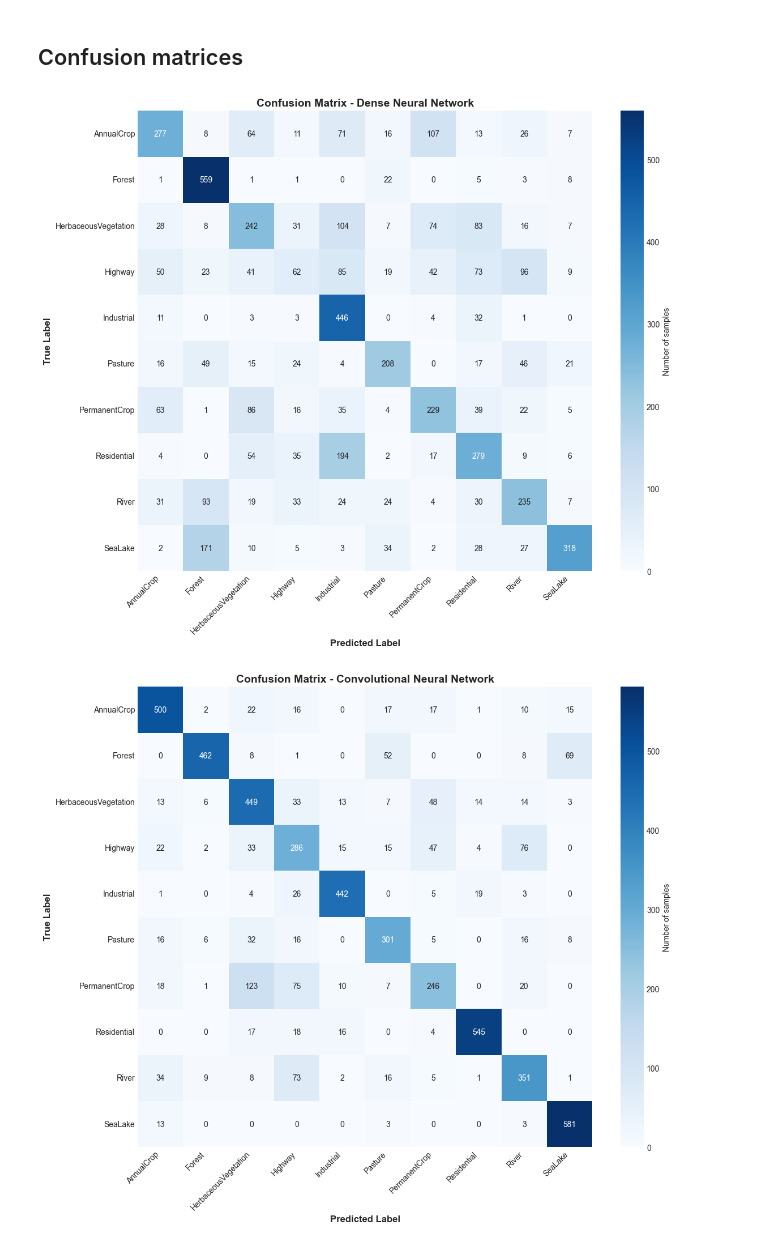
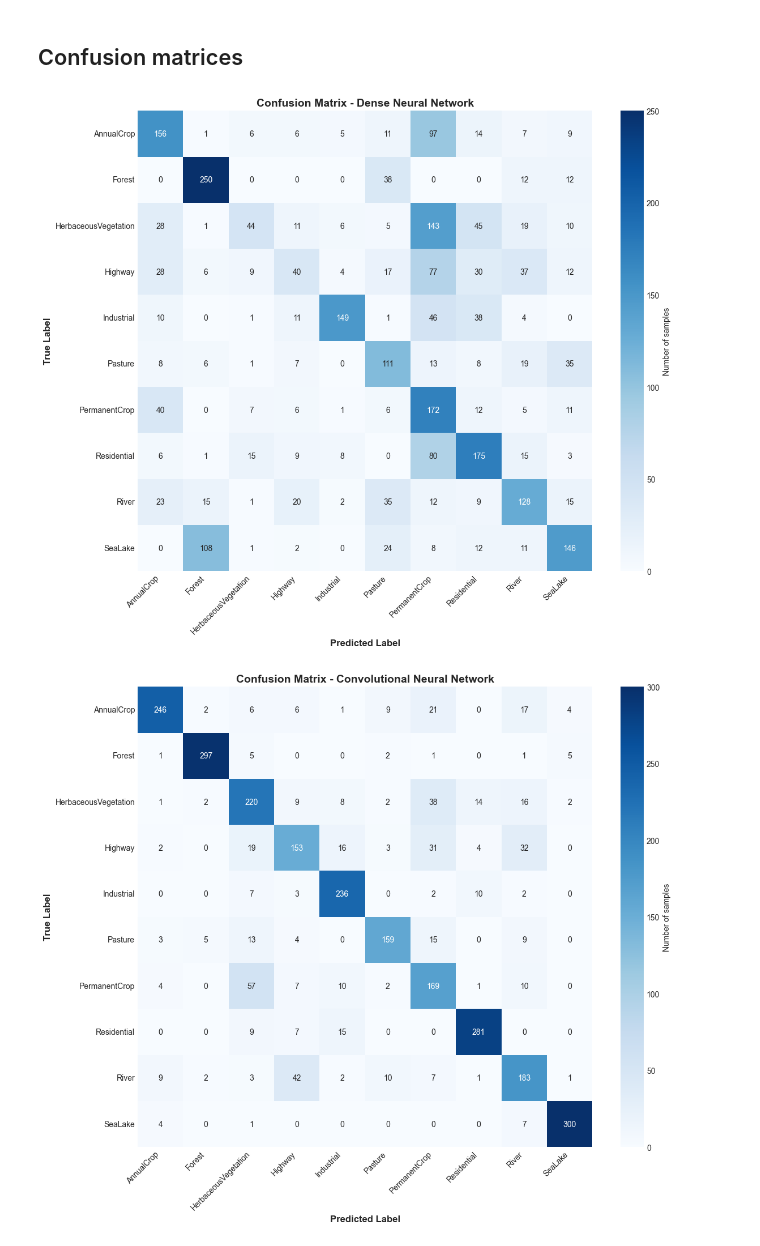
Before and after one commit to mchojna/eurosat-classification, a Jupyter notebook: 02b_baseline_deep_models.ipynb, the cells around one changed output. Cells and saved outputs as stored; diff of their text form; code cells hidden in the pictures.

Commit message:
Updated data split.

```diff
--- a/02b_baseline_deep_models.ipynb
+++ b/02b_baseline_deep_models.ipynb
@@ -148,7 +152,7 @@ class SparseF1Score(keras.metrics.Metric):
         self.f1_metric.reset_state()
 # %%
 def evaluate_model(
-    model, X_train, X_test, y_train, y_test, model_name, epochs=20, batch_size=32
+    model, X_train, X_val, y_train, y_val, model_name, epochs=20, batch_size=32
 ):
     print(f"\nTraining {model_name}...")
 
@@ -159,28 +163,28 @@ def evaluate_model(
         y_train,
         batch_size=batch_size,
         epochs=epochs,
-        validation_split=0.2,
+        validation_data=(X_val, y_val),
         verbose=1,
     )
     train_time = time.time() - start_time
 
-    # Predict on test set
+    # Predict on validation set
     start_time = time.time()
-    y_pred_probs = model.predict(X_test, verbose=0)
+    y_pred_probs = model.predict(X_val, verbose=0)
     y_pred = np.argmax(y_pred_probs, axis=1)
     predict_time = time.time() - start_time
 
     # Calculate metrics
-    accuracy = accuracy_score(y_test, y_pred)
-    precision = precision_score(y_test, y_pred, average="weighted")
-    recall = recall_score(y_test, y_pred, average="weighted")
-    f1 = f1_score(y_test, y_pred, average="weighted")
+    accuracy = accuracy_score(y_val, y_pred)
+    precision = precision_score(y_val, y_pred, average="weighted")
+    recall = recall_score(y_val, y_pred, average="weighted")
+    f1 = f1_score(y_val, y_pred, average="weighted")
 
     # Print results
     print(f"\nTraining time        : {train_time:.2f} seconds")
     print(f"Prediction time        : {predict_time:.2f} seconds")
 
-    print(f"\nTest Set Performance Metrics:")
+    print(f"\nValidation Set Performance Metrics:")
     print(f"  Accuracy             : {accuracy:.4f}")
     print(f"  Precision            : {precision:.4f}")
     print(f"  Recall               : {recall:.4f}")
@@ -188,7 +192,7 @@ def evaluate_model(
 
     # Classification report
     print(f"\nClassification Report:")
-    print(classification_report(y_test, y_pred, target_names=class_names))
+    print(classification_report(y_val, y_pred, target_names=class_names))
 
     return {
         "model": model,
@@ -245,7 +249,7 @@ Model: "sequential"
 # %%
 # Train Dense Neural Network
 dense_results = evaluate_model(
-    dense_model, X_train, X_test, y_train, y_test, "Dense Neural Network", epochs=8
+    dense_model, X_train, X_val, y_train, y_val, "Dense Neural Network", epochs=8
 )
 # %% [output]
 Training Dense Neural Network...
@@ -316,9 +320,9 @@ Model: "sequential_1"
 cnn_results = evaluate_model(
     cnn_model,
     X_train,
-    X_test,
+    X_val,
     y_train,
-    y_test,
+    y_val,
     "Convolutional Neural Network",
     epochs=8,
 )
@@ -488,8 +433,8 @@ plt.show()
 # %% [markdown]
 ## Confusion matrices
 # %%
-def plot_confusion_matrix(y_test, y_pred, class_names, model_name):
-    cm = confusion_matrix(y_test, y_pred)
+def plot_confusion_matrix(y_val, y_pred, class_names, model_name):
+    cm = confusion_matrix(y_val, y_pred)
 
     plt.figure(figsize=(12, 10))
     sns.heatmap(
@@ -513,11 +458,11 @@ def plot_confusion_matrix(y_test, y_pred, class_names, model_name):
 # %%
 # Confusion matrices for all models
 cm_dense = plot_confusion_matrix(
-    y_test, dense_results["y_pred"], class_names, "Dense Neural Network"
+    y_val, dense_results["y_pred"], class_names, "Dense Neural Network"
 )
 cm_cnn = plot_confusion_matrix(
-    y_test, cnn_results["y_pred"], class_names, "Convolutional Neural Network"
+    y_val, cnn_results["y_pred"], class_names, "Convolutional Neural Network"
 )
 # %% [output]
-[figure, old version]
+[figure, new version]
-[figure, old version]
+[figure, new version]
```
Also changed, not shown: parts of 6 cells of this notebook, 2 other files.
